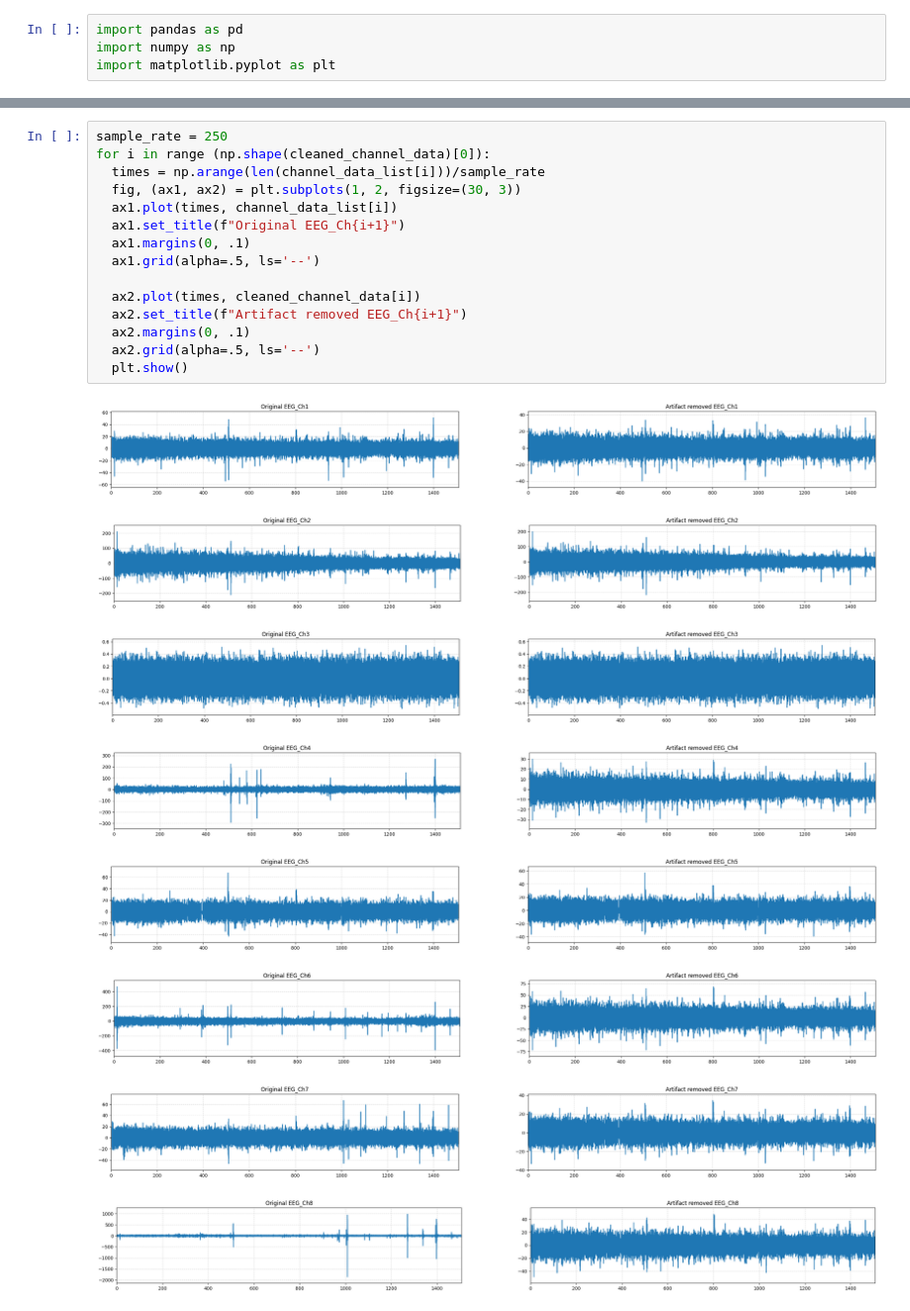
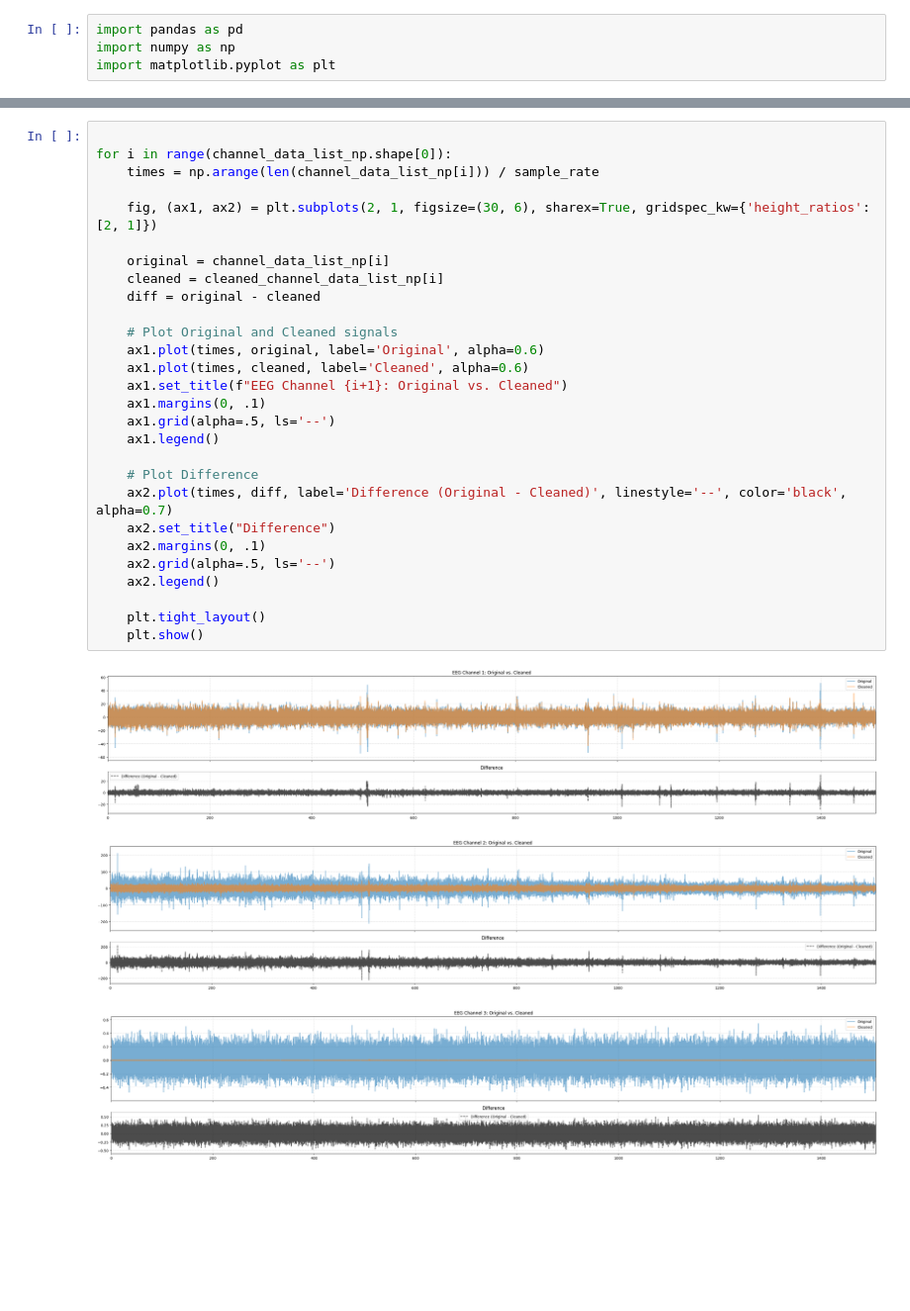
Before and after one commit to Lukas1305-red/bachelor-thesis-music-eeg-genre-classifier, a Jupyter notebook: code/denoising/denoising_nb.ipynb, the cells around one changed output, grey strips where cells are left out. Shown at 99% size. Saved outputs shown, nothing was run; the diff lists cells and outputs as text; blank space fills up the shorter version.

```diff
--- a/code/denoising/denoising_nb.ipynb
+++ b/code/denoising/denoising_nb.ipynb
@@ -107,24 +135,32 @@ cleaned_channel_data = artifact_removal_ica(channel_data_list)
-# %%
-sample_rate = 250
-for i in range (np.shape(cleaned_channel_data)[0]):
-  times = np.arange(len(channel_data_list[i]))/sample_rate
-  fig, (ax1, ax2) = plt.subplots(1, 2, figsize=(30, 3))
-  ax1.plot(times, channel_data_list[i])
-  ax1.set_title(f"Original EEG_Ch{i+1}")
-  ax1.margins(0, .1)
-  ax1.grid(alpha=.5, ls='--')
-
-  ax2.plot(times, cleaned_channel_data[i])
-  ax2.set_title(f"Artifact removed EEG_Ch{i+1}")
-  ax2.margins(0, .1)
-  ax2.grid(alpha=.5, ls='--')
-  plt.show()
-# %% [output]
-[figure, removed]
-[figure, removed]
-[figure, removed]
-[figure, removed]
-[figure, removed]
-[figure, removed]
-[figure, removed]
-[figure, removed]
+# %%
+
+for i in range(channel_data_list_np.shape[0]):
+    times = np.arange(len(channel_data_list_np[i])) / sample_rate
+
+    fig, (ax1, ax2) = plt.subplots(2, 1, figsize=(30, 6), sharex=True, gridspec_kw={'height_ratios': [2, 1]})
+
+    original = channel_data_list_np[i]
+    cleaned = cleaned_channel_data_list_np[i]
+    diff = original - cleaned
+
+    # Plot Original and Cleaned signals
+    ax1.plot(times, original, label='Original', alpha=0.6)
+    ax1.plot(times, cleaned, label='Cleaned', alpha=0.6)
+    ax1.set_title(f"EEG Channel {i+1}: Original vs. Cleaned")
+    ax1.margins(0, .1)
+    ax1.grid(alpha=.5, ls='--')
+    ax1.legend()
+
+    # Plot Difference
+    ax2.plot(times, diff, label='Difference (Original - Cleaned)', linestyle='--', color='black', alpha=0.7)
+    ax2.set_title("Difference")
+    ax2.margins(0, .1)
+    ax2.grid(alpha=.5, ls='--')
+    ax2.legend()
+
+    plt.tight_layout()
+    plt.show()
+# %% [output]
+[figure, added]
+[figure, added]
+[figure, added]
```
Also changed, not shown: parts of 15 cells of this notebook, 2 other files.
